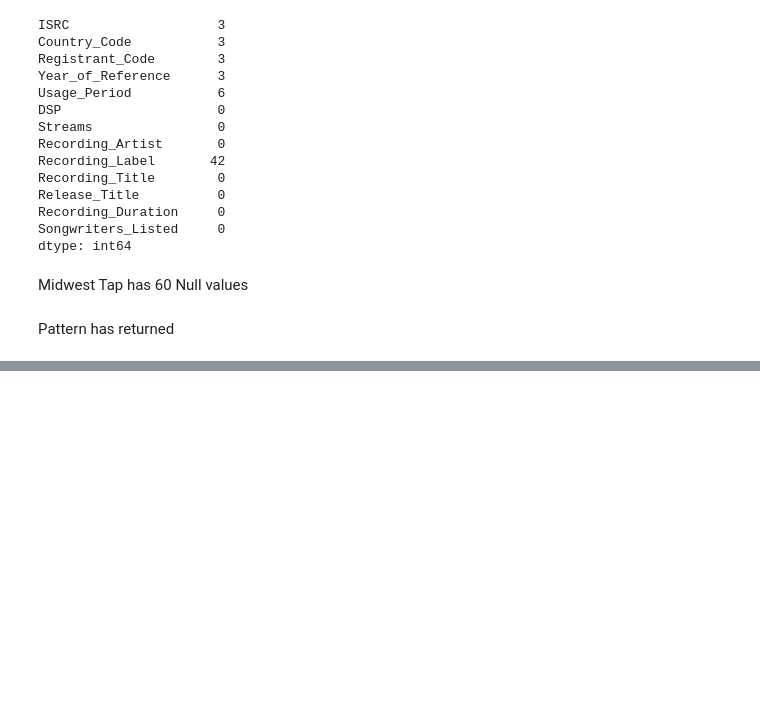
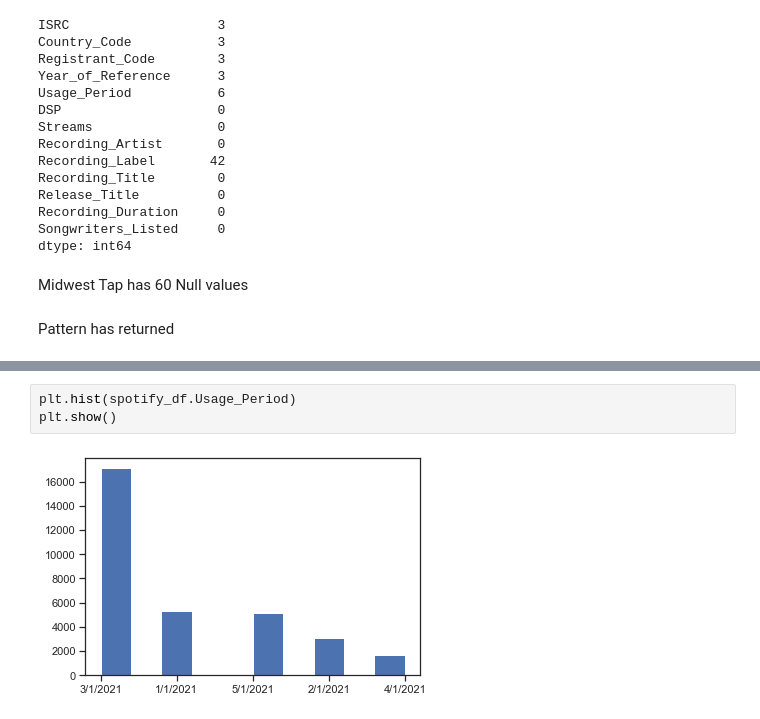
Before and after one commit to LJRollerII/mlc-project-napster, a Jupyter notebook: notebooks/MLC_Project.ipynb, the cells around one changed output, grey strips where cells are left out. Drawn from its saved outputs; the diff is of its cells as text; blank space fills up the shorter version.

Commit message:
Finished Nulls. Now working on some plotting with Year and Usage Period.

```diff
--- a/notebooks/MLC_Project.ipynb
+++ b/notebooks/MLC_Project.ipynb
@@ -599,0 +890,5 @@ Pattern has returned
+# %%
+plt.hist(spotify_df.Usage_Period)
+plt.show()
+# %% [output]
+[figure, added]
```
Also changed, not shown: parts of 34 cells of this notebook.
